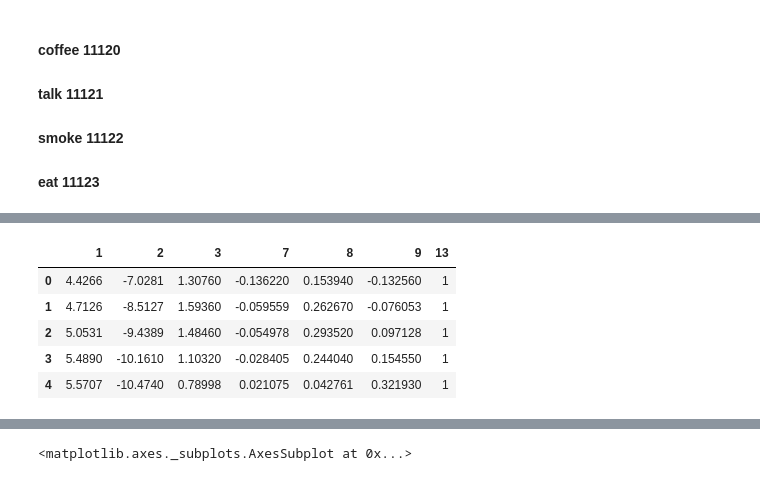
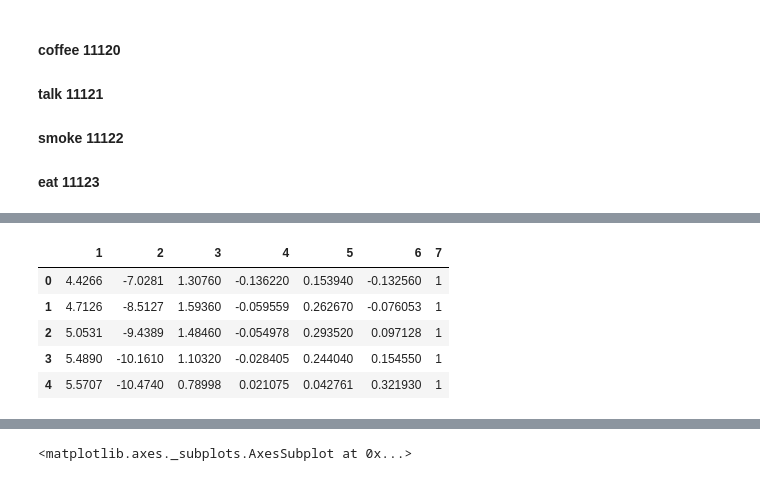
Before and after one commit to ByronGe/RecognitionProject, a Jupyter notebook: ComplexHumanActivityReconigion.ipynb, the cells around one changed output, grey strips where cells are left out. Cells and saved outputs as stored; diff of their text form; code cells hidden in the pictures.

```diff
--- a/ComplexHumanActivityReconigion.ipynb
+++ b/ComplexHumanActivityReconigion.ipynb
@@ -33,11 +33,13 @@ df.head()
 # %%
 #1 和 3 加速度传感器数据和陀螺仪
 df_data = df.loc[:,[1,2,3,7,8,9,13]]
 df_data.loc[:,13] = df_data.loc[:,13]-11110
 labels = df_data[13]
+df_data = df_data.rename(columns={7:4,8:5,9:6,13:7})
+
 df_data.head()
 # %% [output]
-|  | 1 | 2 | 3 | 7 | 8 | 9 | 13 |
+|  | 1 | 2 | 3 | 4 | 5 | 6 | 7 |
 | 0 | 4.4266 | -7.0281 | 1.30760 | -0.136220 | 0.153940 | -0.132560 | 1 |
 | 1 | 4.7126 | -8.5127 | 1.59360 | -0.059559 | 0.262670 | -0.076053 | 1 |
 | 2 | 5.0531 | -9.4389 | 1.48460 | -0.054978 | 0.293520 | 0.097128 | 1 |
```
Also changed, not shown: parts of 4 cells of this notebook.
